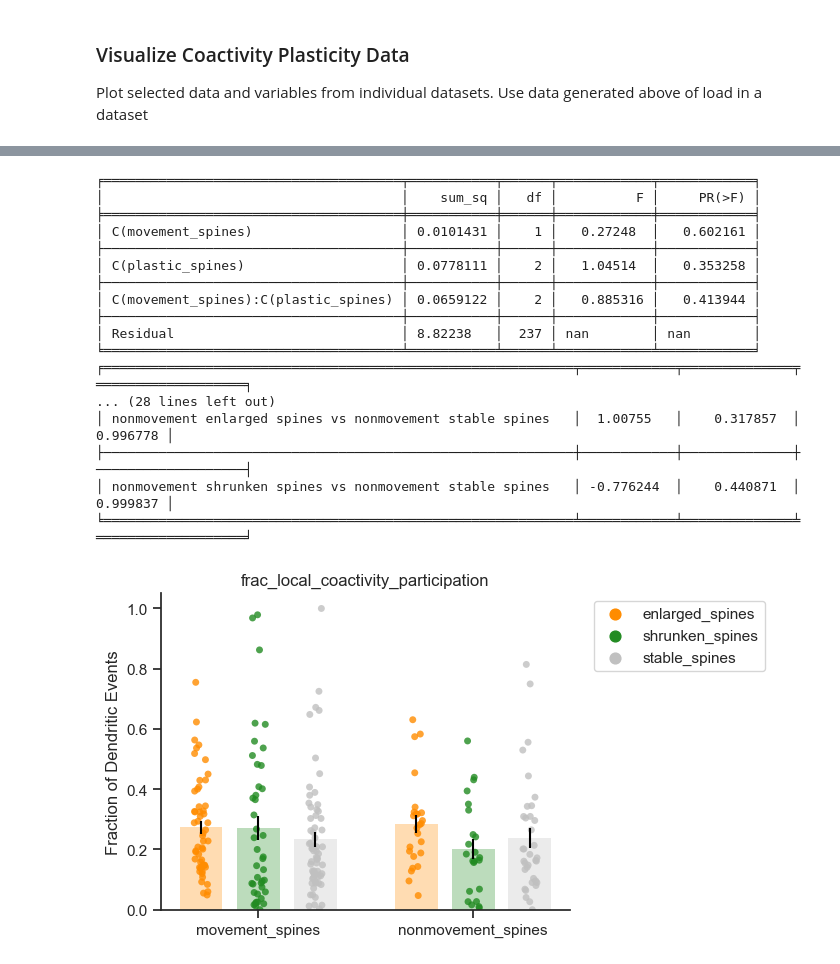
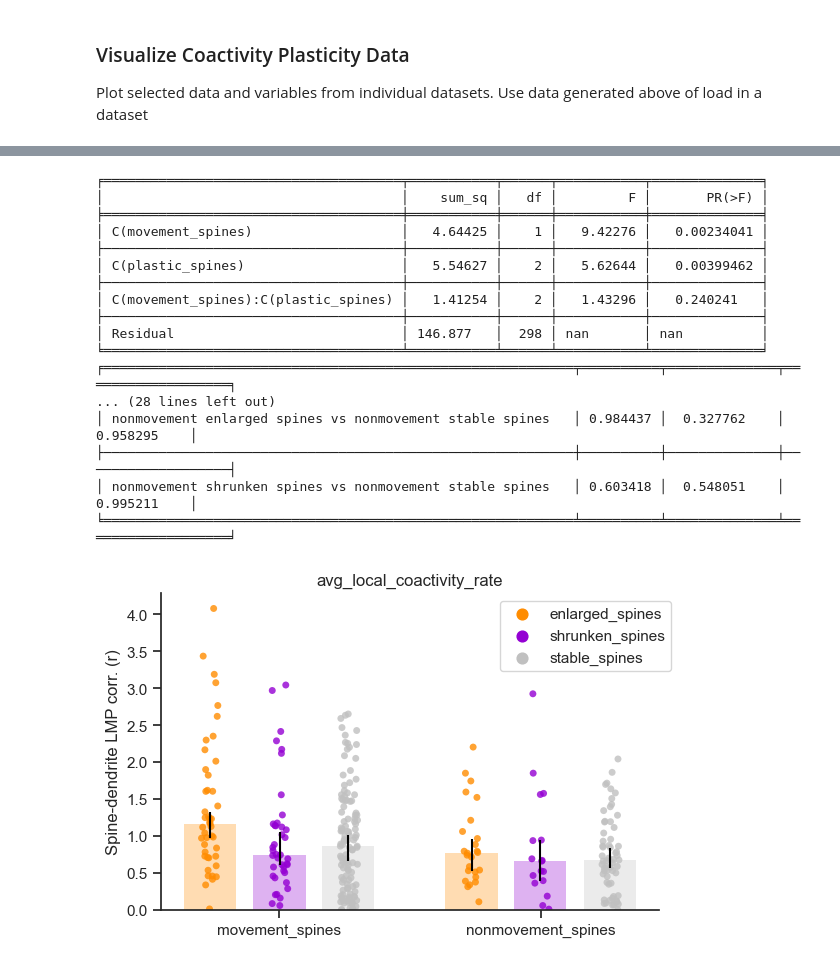
Before and after one commit to wjakewright/Lab_Analyses, a Jupyter notebook: Lab_Analyses/Spine_Analysis/Batch_Coactivity_Analysis.ipynb, the cells around one changed output, grey strips where cells are left out. Saved outputs shown, nothing was run; the diff lists cells and outputs as text; code cells hidden in the pictures.

```diff
--- a/Lab_Analyses/Spine_Analysis/Batch_Coactivity_Analysis.ipynb
+++ b/Lab_Analyses/Spine_Analysis/Batch_Coactivity_Analysis.ipynb
@@ -88,0 +94,22 @@ if load_coactivity:
+# %%
+# Save path
+group_path = r"C:\Users\Jake\Desktop\Analyzed_data\grouped"
+experiment_dir = "Dual_Spine_Imaging"
+longitudinal_dir = "Longitudinal_Data"
+longitudinal_path = os.path.join(group_path, experiment_dir, longitudinal_dir)
+# %%
+## Analysis parmeters
+threshold = 0.3
+exclude = "Shaft Spine"
+save = False
+longitudinal_data = Longitudinal_Spine_Data(
+    coactivity_data,
+    threshold,
+    exclude,
+    vol_norm=False,
+    save=save,
+    save_path=longitudinal_path)
+# %%
+# Print out variable names
+for key in longitudinal_data.__dict__.keys():
+    print(key)
@@ -96,15 +142,14 @@ experiment_dir = "Dual_Spine_Imaging"
 plasticity_dir = "Coactivity_Plasticity"
 plasticity_path = os.path.join(group_path, experiment_dir, plasticity_dir)
 # %%
-
 ## Analysis parameters
-threshold = 0.5
+threshold = 0.3
 exclude = "Shaft Spine"
 save = True
 
 plasticity_data = {}
 for key, value in coactivity_data.items():
-    plasticity = Coactivity_Plasticity(
+    plasticity = Pre_Coactivity_Plasticity(
         value, threshold, exclude, vol_norm=False, save=save, save_path=plasticity_path
     )
     plasticity_data[key] = plasticity
@@ -211,46 +253,46 @@ F statistic: 26.342730219597275     p_value: 1.9043589602935265e-06
 # %%
 
 plot_data.plot_multi_group_scatter_plots(
-    variable_name="frac_local_coactivity_participation",
+    variable_name="avg_local_coactivity_rate",
     group_type="movement_spines",
     subgroup_type="plastic_spines",
-    mean_type="mean",
-    err_type="sem",
-    figsize=(7,4),
-    ytitle="Fraction of Dendritic Events",
+    mean_type="median",
+    err_type="CI",
+    figsize=(6,4),
+    ytitle="Spine-dendrite LMP corr. (r)",
     ylim=None,
-    s_colors=["darkorange", "forestgreen", "silver"],
+    s_colors=["darkorange", "darkviolet", "silver"],
     s_alpha=0.8,
     s_size=5,
-    b_colors=["darkorange", "forestgreen", "silver"],
+    b_colors=["darkorange", "darkviolet", "silver"],
     b_edgecolors="black",
     b_err_colors="black",
     b_width=0.2,
     b_linewidth=0,
     b_alpha=0.3,
-    test_method="sidak",
+    test_method="holm-sidak",
     save=False,
     save_path=figure_path,
 )
 # %% [output]
-╒══════════════════════════════════════╤═══════════╤══════╤════════════╤════════════╕
-│                                      │    sum_sq │   df │          F │     PR(>F) │
-╞══════════════════════════════════════╪═══════════╪══════╪════════════╪════════════╡
-│ C(movement_spines)                   │ 0.0101431 │    1 │   0.27248  │   0.602161 │
-├──────────────────────────────────────┼───────────┼──────┼────────────┼────────────┤
-│ C(plastic_spines)                    │ 0.0778111 │    2 │   1.04514  │   0.353258 │
-├──────────────────────────────────────┼───────────┼──────┼────────────┼────────────┤
-│ C(movement_spines):C(plastic_spines) │ 0.0659122 │    2 │   0.885316 │   0.413944 │
-├──────────────────────────────────────┼───────────┼──────┼────────────┼────────────┤
-│ Residual                             │ 8.82238   │  237 │ nan        │ nan        │
-╘══════════════════════════════════════╧═══════════╧══════╧════════════╧════════════╛
-╒════════════════════════════════════════════════════════════╤════════════╤══════════════╤═══════════════════╕
+╒══════════════════════════════════════╤═══════════╤══════╤═══════════╤══════════════╕
+│                                      │    sum_sq │   df │         F │       PR(>F) │
+╞══════════════════════════════════════╪═══════════╪══════╪═══════════╪══════════════╡
+│ C(movement_spines)                   │   4.64425 │    1 │   9.42276 │   0.00234041 │
+├──────────────────────────────────────┼───────────┼──────┼───────────┼──────────────┤
+│ C(plastic_spines)                    │   5.54627 │    2 │   5.62644 │   0.00399462 │
+├──────────────────────────────────────┼───────────┼──────┼───────────┼──────────────┤
+│ C(movement_spines):C(plastic_spines) │   1.41254 │    2 │   1.43296 │   0.240241   │
+├──────────────────────────────────────┼───────────┼──────┼───────────┼──────────────┤
+│ Residual                             │ 146.877   │  298 │ nan       │ nan          │
+╘══════════════════════════════════════╧═══════════╧══════╧═══════════╧══════════════╛
+╒════════════════════════════════════════════════════════════╤══════════╤══════════════╤═══════════════════╕
 ... (28 lines left out)
-│ nonmovement enlarged spines vs nonmovement stable spines   │  1.00755   │    0.317857  │          0.996778 │
-├────────────────────────────────────────────────────────────┼────────────┼──────────────┼───────────────────┤
-│ nonmovement shrunken spines vs nonmovement stable spines   │ -0.776244  │    0.440871  │          0.999837 │
-╘════════════════════════════════════════════════════════════╧════════════╧══════════════╧═══════════════════╛
+│ nonmovement enlarged spines vs nonmovement stable spines   │ 0.984437 │  0.327762    │       0.958295    │
+├────────────────────────────────────────────────────────────┼──────────┼──────────────┼───────────────────┤
+│ nonmovement shrunken spines vs nonmovement stable spines   │ 0.603418 │  0.548051    │       0.995211    │
+╘════════════════════════════════════════════════════════════╧══════════╧══════════════╧═══════════════════╛
-[figure, old version]
+[figure, new version]
 # %%
 plot_data.plot_group_spine_mean_traces(
     group_type="plastic_spines",
```
Also changed, not shown: parts of 25 cells of this notebook, 24 other files.
